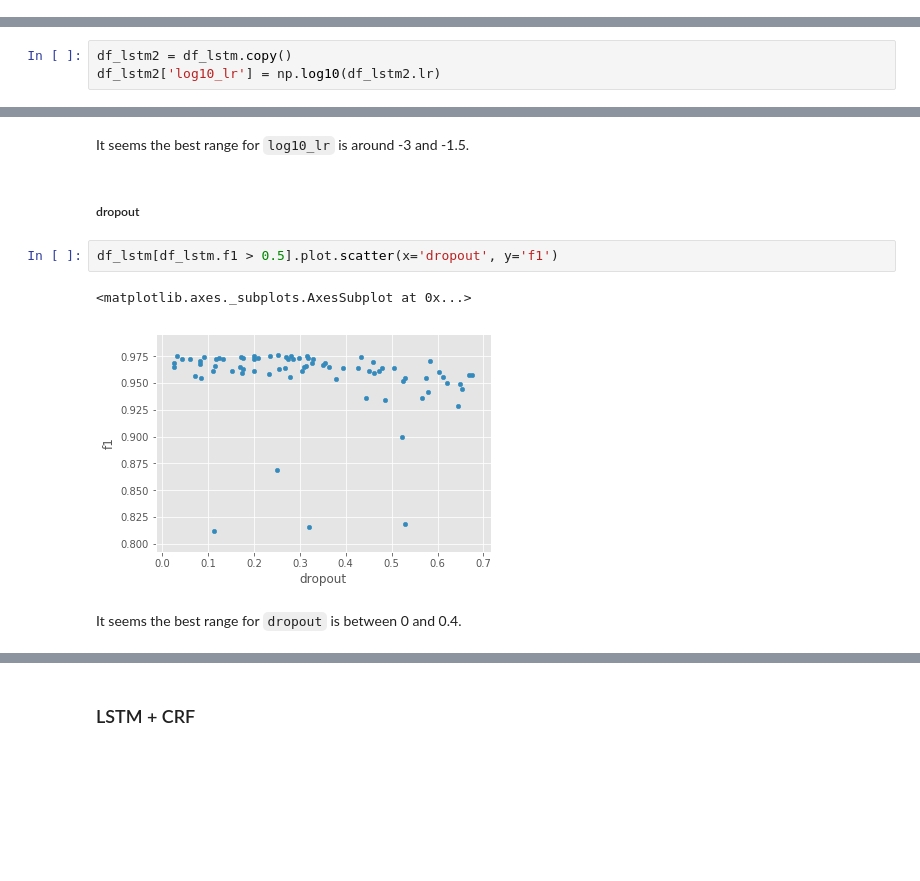
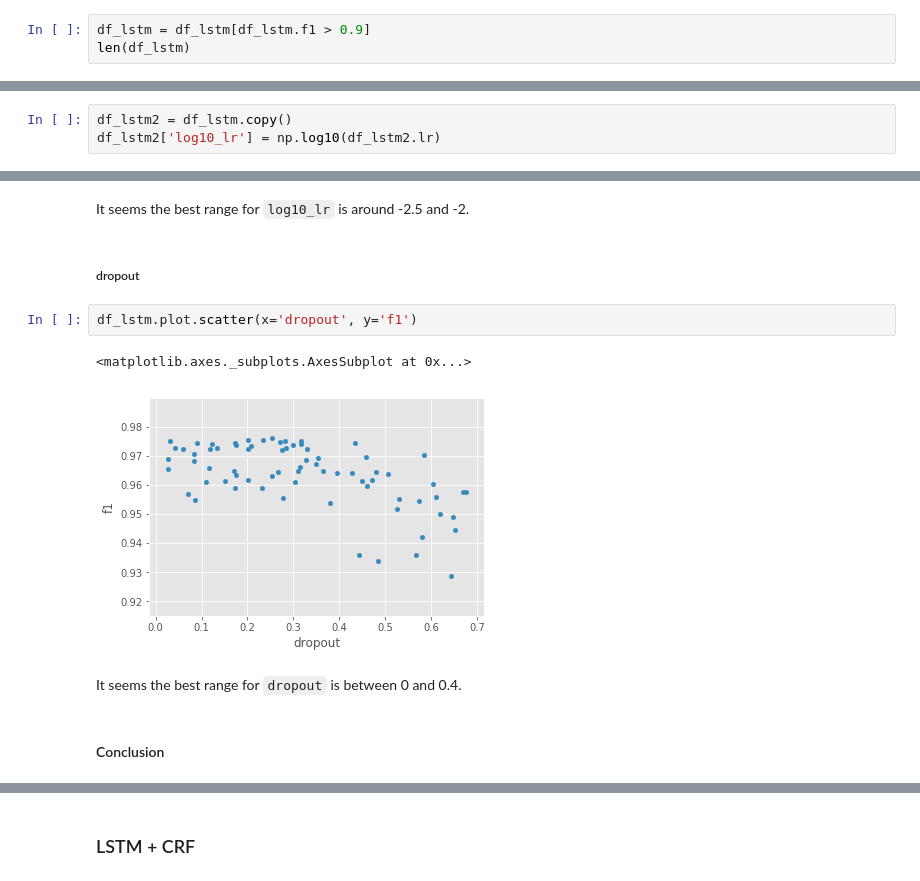
Before and after one commit to kmkurn/id-pos-tagging, a Jupyter notebook: notebooks/neural-fine-analysis.ipynb, the cells around one changed output, grey strips where cells are left out. Drawn from its saved outputs; the diff is of its cells as text; blank space fills up the shorter version.

```diff
--- a/notebooks/neural-fine-analysis.ipynb
+++ b/notebooks/neural-fine-analysis.ipynb
@@ -354,3 +432,6 @@ df_lstm.boxplot(column='f1', by='use_prefix', figsize=(12, 8))
 [figure]
 # %% [markdown]
 There are outliers that make the plot squeezed. Let's remove those and plot again.
+# %%
+df_lstm = df_lstm[df_lstm.f1 > 0.9]
+len(df_lstm)
@@ -441,11 +533,13 @@ df_lstm2[df_lstm2.f1 > 0.5].plot.scatter(x='log10_lr', y='f1')
 # %% [markdown]
-It seems the best range for `log10_lr` is around -3 and -1.5.
+It seems the best range for `log10_lr` is around -2.5 and -2.
 # %% [markdown]
 ##### dropout
 # %%
-df_lstm[df_lstm.f1 > 0.5].plot.scatter(x='dropout', y='f1')
+df_lstm.plot.scatter(x='dropout', y='f1')
 # %% [output]
 <matplotlib.axes._subplots.AxesSubplot at 0x...>
-[figure, old version]
+[figure, new version]
 # %% [markdown]
 It seems the best range for `dropout` is between 0 and 0.4.
+# %% [markdown]
+#### Conclusion
```
Also changed, not shown: parts of 71 cells of this notebook.
